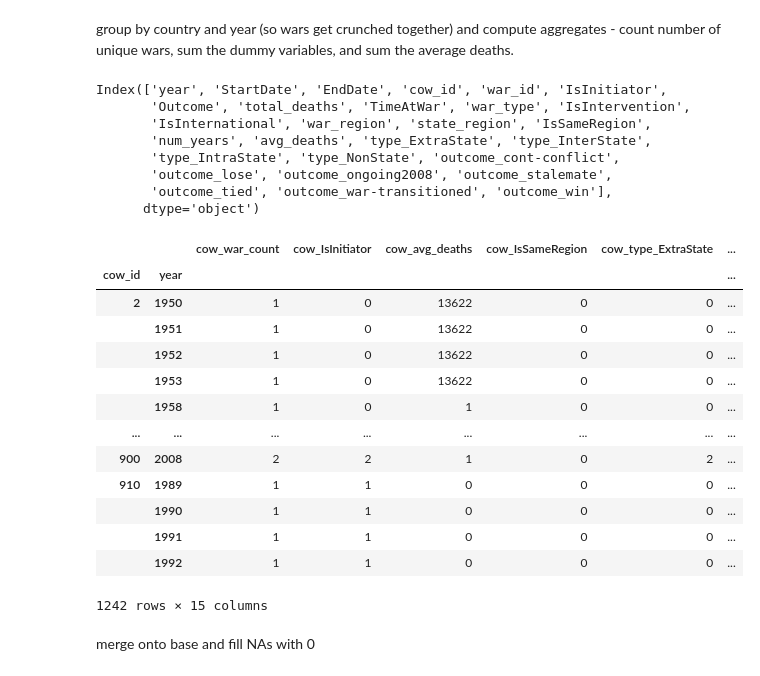
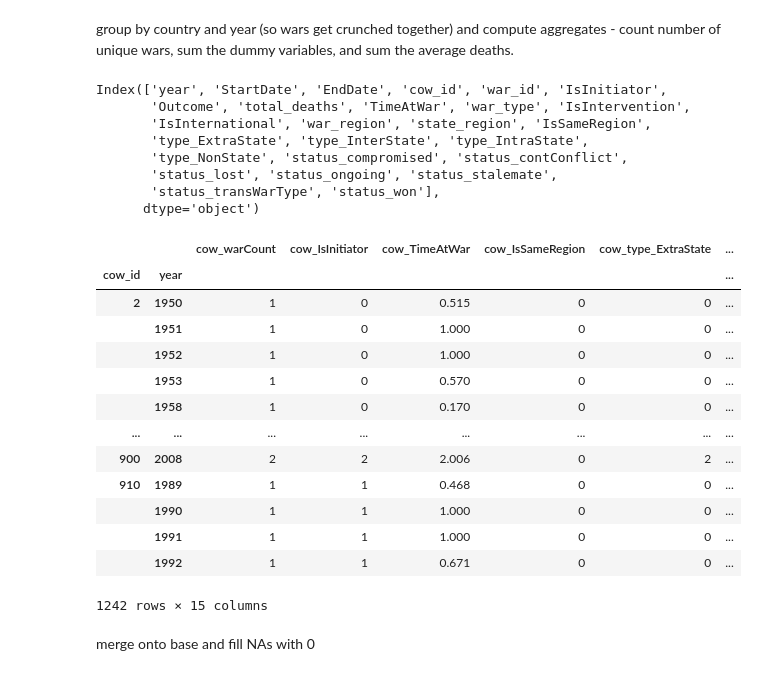
Before and after one commit to jenna-jordan/international-relations-database-extended, a Jupyter notebook: Mashup_Data/Merge_CoW.ipynb, the cells around one changed output. Saved outputs shown, nothing was run; the diff lists cells and outputs as text; code cells hidden in the pictures.

```diff
--- a/Mashup_Data/Merge_CoW.ipynb
+++ b/Mashup_Data/Merge_CoW.ipynb
@@ -193,8 +166,8 @@ array(['Inter-State War ', 'Extra-State War ', 'Intra-State War ',
 # %%
 type_map = {'Inter-State War':'InterState', 'Extra-State War':'ExtraState', 'Intra-State War':'IntraState', 'Non-State War':'NonState'}
-cow_merged2['war_type'] = cow_merged2['war_type'].map(type_map)
-type_dummy = pd.get_dummies(cow_merged2['war_type'], prefix='type')
-cow_merged2 = pd.concat([cow_merged2, type_dummy], axis=1)
+cow_merged['war_type'] = cow_merged['war_type'].map(type_map)
+type_dummy = pd.get_dummies(cow_merged['war_type'], prefix='type')
+cow_merged = pd.concat([cow_merged, type_dummy], axis=1)
 # %% [markdown]
 create dummy variables for each war outcome type
 
@@ -204,7 +177,8 @@ cow_merged2['Outcome'].unique()
 # %% [output]
 array([6, 1, 2, 4, 3, 7, 5])
 # %%
-outcome_map = {1: 'win', 2: 'lose', 3: 'tied', 4: 'war-transitioned', 5: 'ongoing2008', 6: 'stalemate', 7: 'cont-conflict'}
-cow_merged2['Outcome'] = cow_merged2['Outcome'].map(outcome_map)
-outcome_dummy = pd.get_dummies(cow_merged2['Outcome'], prefix='outcome')
-cow_merged2 = pd.concat([cow_merged2, outcome_dummy], axis=1)
+cow_merged.loc[cow_merged['EndDate'].dt.year != cow_merged['year'], 'Outcome'] = 5
+outcome_map = {1: 'won', 2: 'lost', 3: 'compromised', 4: 'transWarType', 5: 'ongoing', 6: 'stalemate', 7: 'contConflict'}
+cow_merged['Outcome'] = cow_merged['Outcome'].map(outcome_map)
+outcome_dummy = pd.get_dummies(cow_merged['Outcome'], prefix='status')
+cow_merged = pd.concat([cow_merged, outcome_dummy], axis=1)
@@ -211,49 +201,49 @@ cow_merged2 = pd.concat([cow_merged2, outcome_dummy], axis=1)
 # %% [markdown]
 group by country and year (so wars get crunched together) and compute aggregates - count number of unique wars, sum the dummy variables, and sum the average deaths.
 # %%
-cow_merged2.columns
+cow_merged.columns
 # %% [output]
 Index(['year', 'StartDate', 'EndDate', 'cow_id', 'war_id', 'IsInitiator',
        'Outcome', 'total_deaths', 'TimeAtWar', 'war_type', 'IsIntervention',
        'IsInternational', 'war_region', 'state_region', 'IsSameRegion',
-       'num_years', 'avg_deaths', 'type_ExtraState', 'type_InterState',
-       'type_IntraState', 'type_NonState', 'outcome_cont-conflict',
-       'outcome_lose', 'outcome_ongoing2008', 'outcome_stalemate',
-       'outcome_tied', 'outcome_war-transitioned', 'outcome_win'],
+       'type_ExtraState', 'type_InterState', 'type_IntraState',
+       'type_NonState', 'status_compromised', 'status_contConflict',
+       'status_lost', 'status_ongoing', 'status_stalemate',
+       'status_transWarType', 'status_won'],
       dtype='object')
 # %%
-cow_gb = cow_merged2.groupby(['cow_id', 'year']).agg({'war_id': 'nunique',
+cow_gb = cow_merged.groupby(['cow_id', 'year']).agg({'war_id': 'nunique',
                                                       'IsInitiator': 'sum',
-                                                      'avg_deaths': 'sum',
+                                                      'TimeAtWar': 'sum',
                                                       'IsSameRegion': 'sum',
                                                       'type_ExtraState': 'sum',
                                                       'type_InterState': 'sum',
                                                       'type_IntraState': 'sum',
                                                       'type_NonState': 'sum',
-                                                      'outcome_cont-conflict': 'sum',
-                                                      'outcome_lose': 'sum',
-                                                      'outcome_ongoing2008': 'sum',
-                                                      'outcome_stalemate': 'sum',
-                                                      'outcome_tied': 'sum',
-                                                      'outcome_war-transitioned': 'sum',
-                                                      'outcome_win': 'sum'})
-cow_gb = cow_gb.rename(columns={'war_id': 'war_count'})
+                                                      'status_compromised': 'sum',
+                                                      'status_contConflict': 'sum',
+                                                      'status_lost': 'sum',
+                                                      'status_ongoing': 'sum',
+                                                      'status_stalemate': 'sum',
+                                                      'status_transWarType': 'sum',
+                                                      'status_won': 'sum'})
+cow_gb = cow_gb.rename(columns={'war_id': 'warCount'})
 cow_gb = cow_gb.add_prefix('cow_')
 cow_gb
 # %% [output]
-|  |  | cow_war_count | cow_IsInitiator | cow_avg_deaths | cow_IsSameRegion | cow_type_ExtraState | ... |
+|  |  | cow_warCount | cow_IsInitiator | cow_TimeAtWar | cow_IsSameRegion | cow_type_ExtraState | ... |
 | cow_id | year |  |  |  |  |  | ... |
-| 2 | 1950 | 1 | 0 | 13622 | 0 | 0 | ... |
-|  | 1951 | 1 | 0 | 13622 | 0 | 0 | ... |
-|  | 1952 | 1 | 0 | 13622 | 0 | 0 | ... |
-|  | 1953 | 1 | 0 | 13622 | 0 | 0 | ... |
-|  | 1958 | 1 | 0 | 1 | 0 | 0 | ... |
+| 2 | 1950 | 1 | 0 | 0.515 | 0 | 0 | ... |
+|  | 1951 | 1 | 0 | 1.000 | 0 | 0 | ... |
+|  | 1952 | 1 | 0 | 1.000 | 0 | 0 | ... |
+|  | 1953 | 1 | 0 | 0.570 | 0 | 0 | ... |
+|  | 1958 | 1 | 0 | 0.170 | 0 | 0 | ... |
 | ... | ... | ... | ... | ... | ... | ... | ... |
-| 900 | 2008 | 2 | 2 | 1 | 0 | 2 | ... |
-| 910 | 1989 | 1 | 1 | 0 | 0 | 0 | ... |
-|  | 1990 | 1 | 1 | 0 | 0 | 0 | ... |
-|  | 1991 | 1 | 1 | 0 | 0 | 0 | ... |
-|  | 1992 | 1 | 1 | 0 | 0 | 0 | ... |
+| 900 | 2008 | 2 | 2 | 2.006 | 0 | 2 | ... |
+| 910 | 1989 | 1 | 1 | 0.468 | 0 | 0 | ... |
+|  | 1990 | 1 | 1 | 1.000 | 0 | 0 | ... |
+|  | 1991 | 1 | 1 | 1.000 | 0 | 0 | ... |
+|  | 1992 | 1 | 1 | 0.671 | 0 | 0 | ... |
 1242 rows × 15 columns
 # %% [markdown]
 merge onto base and fill NAs with 0
```
Also changed, not shown: parts of 13 cells of this notebook, 7 other files.
